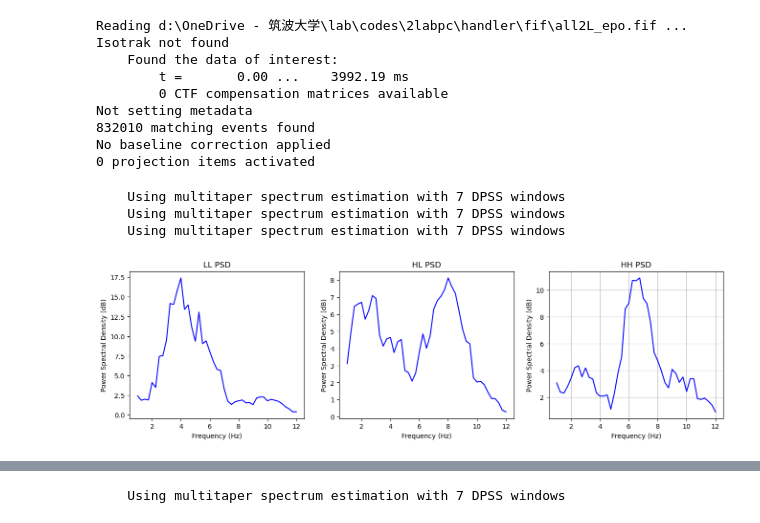
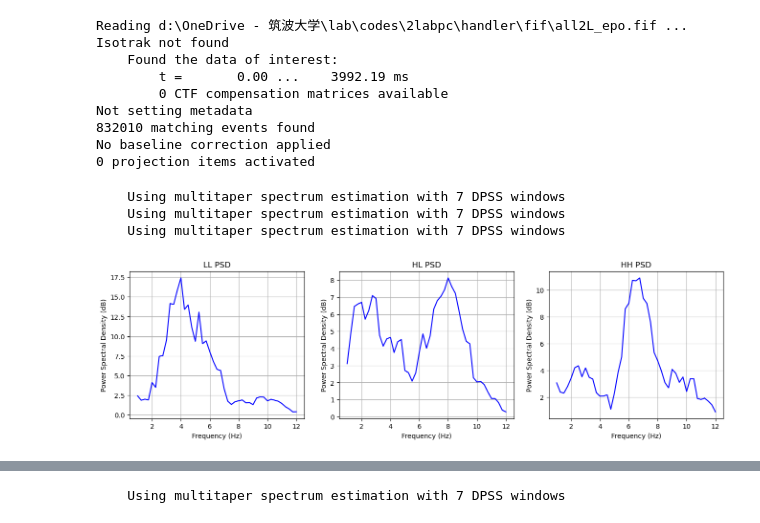
Before and after one commit to impPie/labpc, a Jupyter notebook: handler/visu.ipynb, the cells around one changed output, grey strips where cells are left out. Drawn from its saved outputs; the diff is of its cells as text; code cells hidden in the pictures.

```diff
--- a/handler/visu.ipynb
+++ b/handler/visu.ipynb
@@ -651,32 +651,34 @@ No baseline correction applied
 # %%
 fig, axs = plt.subplots(nrows=1, ncols=3, figsize=(16, 4))
 # Set the x-axis and y-axis labels
 psd1, freqs1 = epochs['LL'][0].compute_psd(
     fmin=1, fmax=12).get_data(return_freqs=True)
 axs[0].set_xlabel('Frequency (Hz)')
 axs[0].set_ylabel('Power Spectral Density (dB)')
 axs[0].set_title('LL PSD')
 axs[0].plot(freqs1, psd1.reshape(-1), color='blue')
-plt.grid()
+axs[0].grid()
 
 psd1, freqs1 = epochs['HL'][1].compute_psd(
     fmin=1, fmax=12).get_data(return_freqs=True)
 axs[1].set_xlabel('Frequency (Hz)')
 axs[1].set_ylabel('Power Spectral Density (dB)')
 axs[1].set_title('HL PSD')
 axs[1].plot(freqs1, psd1.reshape(-1), color='blue')
-plt.grid()
+axs[1].grid()
+
 
 psd1, freqs1 = epochs['HH'][0].compute_psd(
     fmin=1, fmax=12).get_data(return_freqs=True)
 axs[2].set_xlabel('Frequency (Hz)')
 axs[2].set_ylabel('Power Spectral Density (dB)')
 axs[2].set_title('HH PSD')
 axs[2].plot(freqs1, psd1.reshape(-1), color='blue')
-plt.grid()
+axs[2].grid()
+
 plt.show()
 # %% [output]
     Using multitaper spectrum estimation with 7 DPSS windows
     Using multitaper spectrum estimation with 7 DPSS windows
     Using multitaper spectrum estimation with 7 DPSS windows
-[figure, old version]
+[figure, new version]
```
Also changed, not shown: parts of 9 cells of this notebook.
